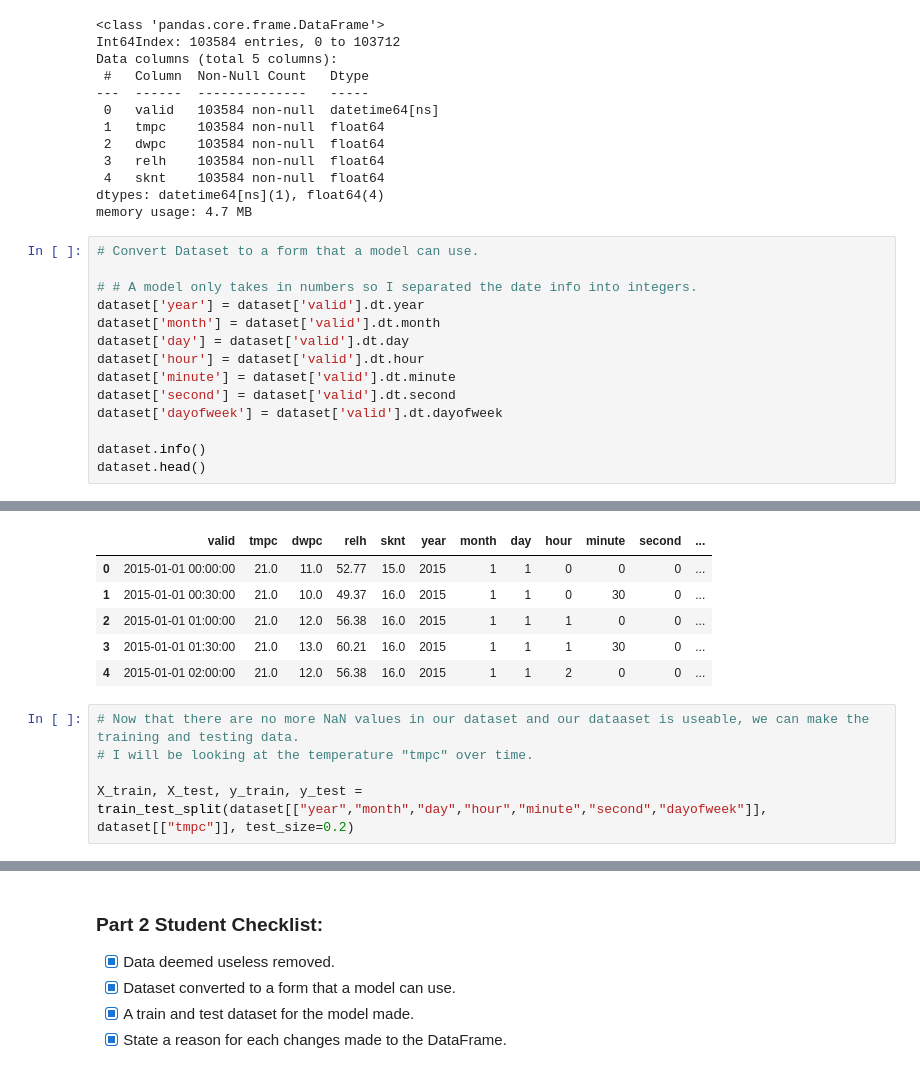
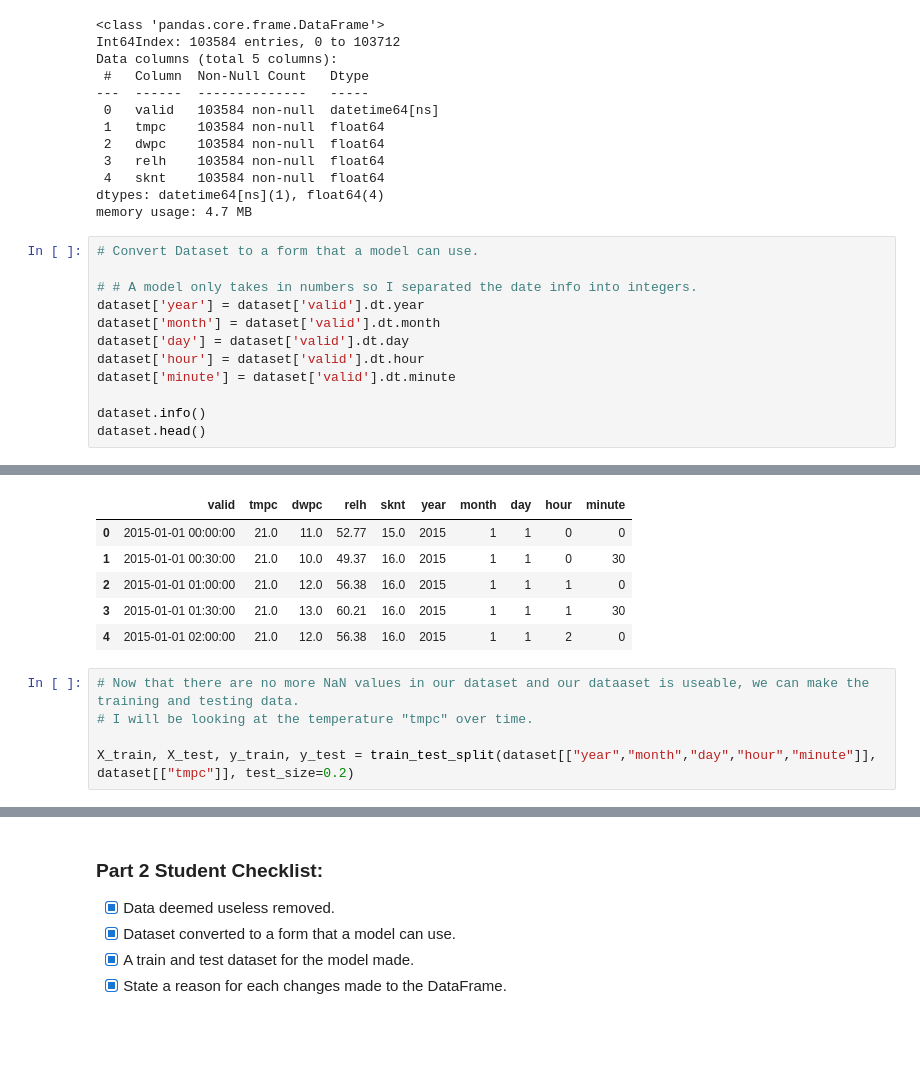
Before and after one commit to aprilchen64/MSA-Phase-2, a Jupyter notebook: Data-Science/submission.ipynb, the cells around one changed output, grey strips where cells are left out. Drawn from its saved outputs; the diff is of its cells as text; blank space fills up the shorter version.

```diff
--- a/Data-Science/submission.ipynb
+++ b/Data-Science/submission.ipynb
@@ -238,8 +238,6 @@ dataset['month'] = dataset['valid'].dt.month
 dataset['day'] = dataset['valid'].dt.day
 dataset['hour'] = dataset['valid'].dt.hour
 dataset['minute'] = dataset['valid'].dt.minute
-dataset['second'] = dataset['valid'].dt.second
-dataset['dayofweek'] = dataset['valid'].dt.dayofweek
 
 dataset.info()
 dataset.head()
@@ -266,14 +262,14 @@ memory usage: 10.3 MB
-|  | valid | tmpc | dwpc | relh | sknt | year | month | day | hour | minute | second | ... |
-| 0 | 2015-01-01 00:00:00 | 21.0 | 11.0 | 52.77 | 15.0 | 2015 | 1 | 1 | 0 | 0 | 0 | ... |
-| 1 | 2015-01-01 00:30:00 | 21.0 | 10.0 | 49.37 | 16.0 | 2015 | 1 | 1 | 0 | 30 | 0 | ... |
-| 2 | 2015-01-01 01:00:00 | 21.0 | 12.0 | 56.38 | 16.0 | 2015 | 1 | 1 | 1 | 0 | 0 | ... |
-| 3 | 2015-01-01 01:30:00 | 21.0 | 13.0 | 60.21 | 16.0 | 2015 | 1 | 1 | 1 | 30 | 0 | ... |
-| 4 | 2015-01-01 02:00:00 | 21.0 | 12.0 | 56.38 | 16.0 | 2015 | 1 | 1 | 2 | 0 | 0 | ... |
+|  | valid | tmpc | dwpc | relh | sknt | year | month | day | hour | minute |
+| 0 | 2015-01-01 00:00:00 | 21.0 | 11.0 | 52.77 | 15.0 | 2015 | 1 | 1 | 0 | 0 |
+| 1 | 2015-01-01 00:30:00 | 21.0 | 10.0 | 49.37 | 16.0 | 2015 | 1 | 1 | 0 | 30 |
+| 2 | 2015-01-01 01:00:00 | 21.0 | 12.0 | 56.38 | 16.0 | 2015 | 1 | 1 | 1 | 0 |
+| 3 | 2015-01-01 01:30:00 | 21.0 | 13.0 | 60.21 | 16.0 | 2015 | 1 | 1 | 1 | 30 |
+| 4 | 2015-01-01 02:00:00 | 21.0 | 12.0 | 56.38 | 16.0 | 2015 | 1 | 1 | 2 | 0 |
 # %%
 # Now that there are no more NaN values in our dataset and our dataaset is useable, we can make the training and testing data.
 # I will be looking at the temperature "tmpc" over time.
 
-X_train, X_test, y_train, y_test = train_test_split(dataset[["year","month","day","hour","minute","second","dayofweek"]], dataset[["tmpc"]], test_size=0.2)
+X_train, X_test, y_train, y_test = train_test_split(dataset[["year","month","day","hour","minute"]], dataset[["tmpc"]], test_size=0.2)
 # %%
 X_train.info()
 # %% [output]
```
Also changed, not shown: parts of 15 cells of this notebook.
